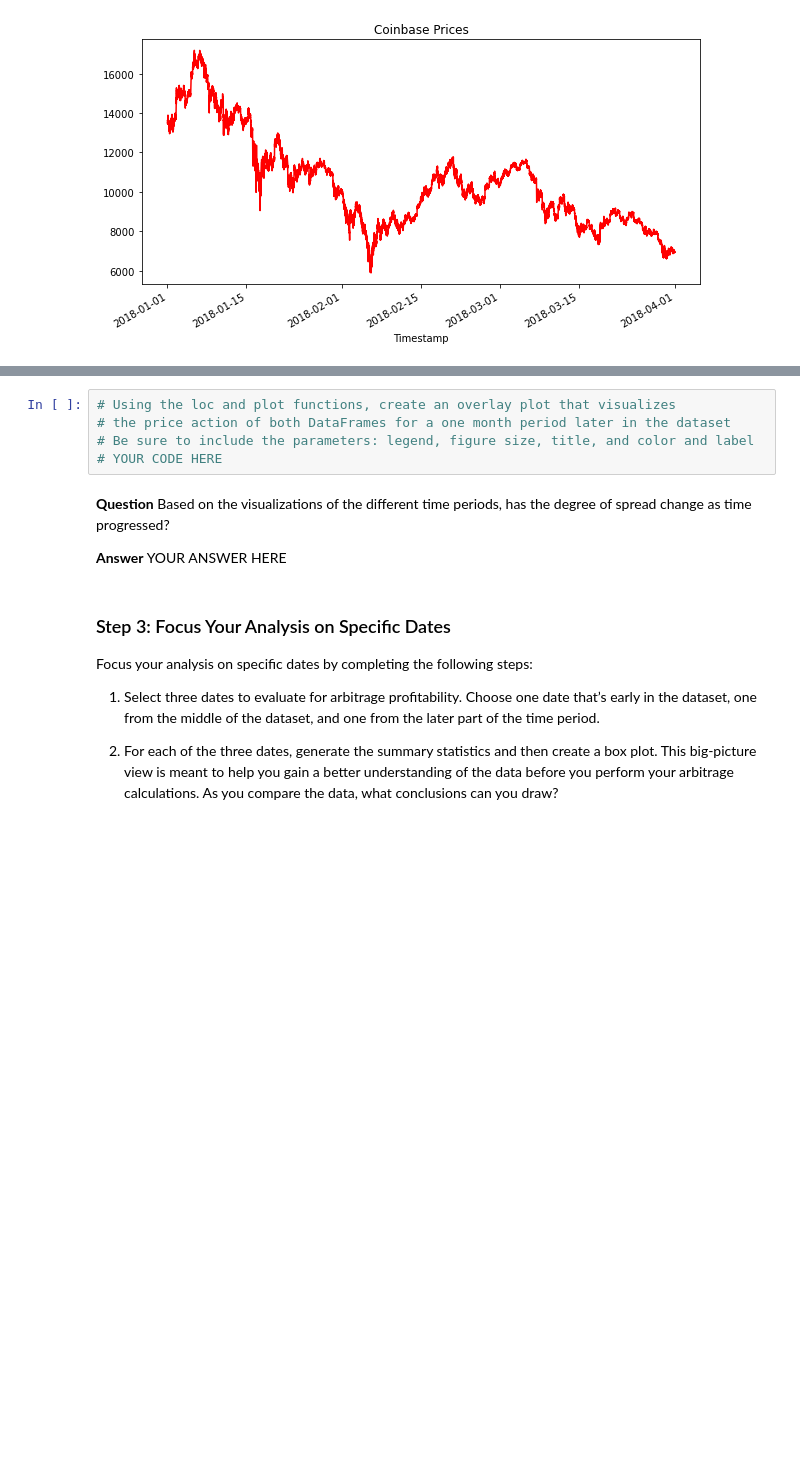
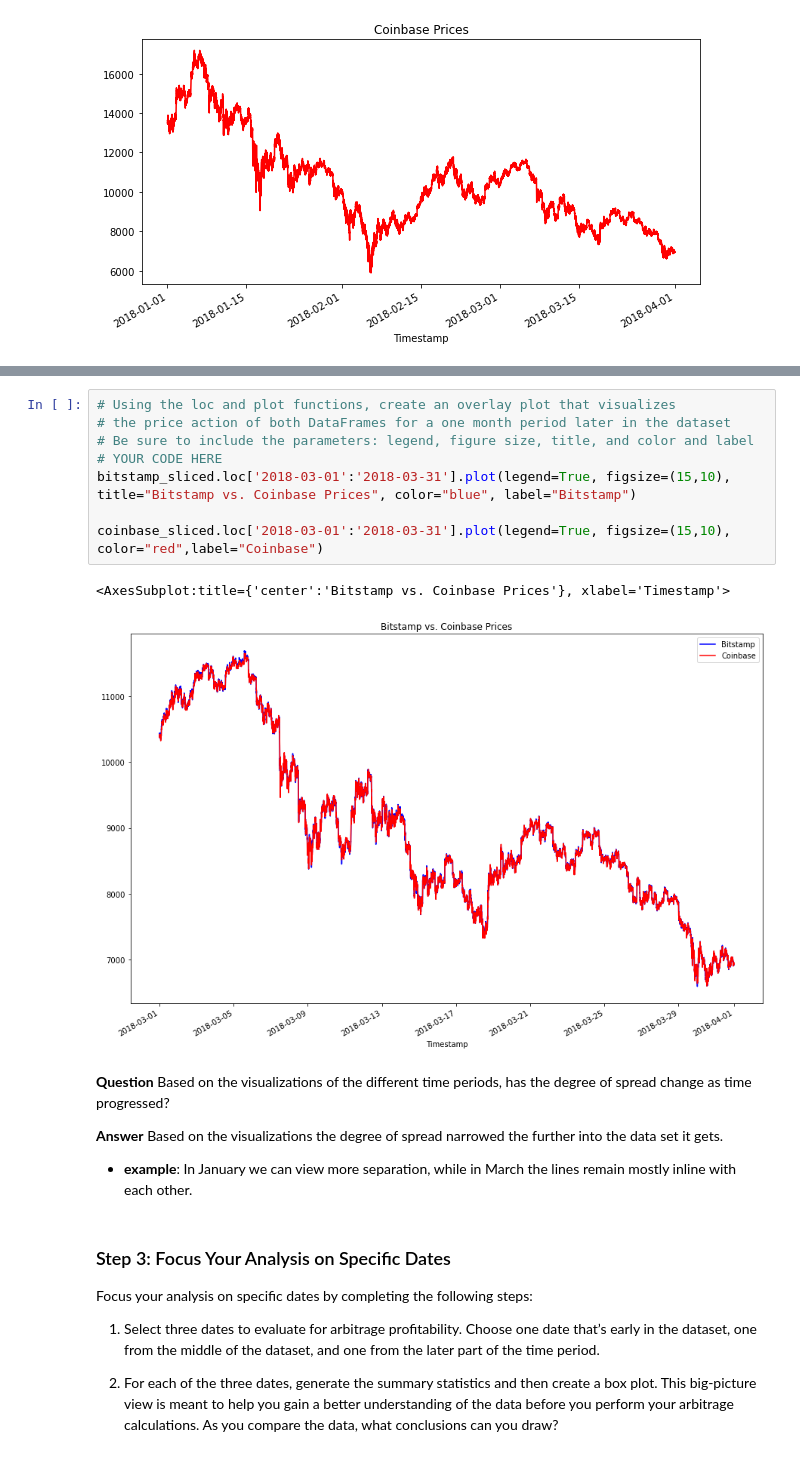
Before and after one commit to severo-fernandez/challenge_3, a Jupyter notebook: notebook/crypto_arbitrage.ipynb, the cells around one changed output, grey strips where cells are left out. Drawn from its saved outputs; the diff is of its cells as text; blank space fills up the shorter version.

```diff
--- a/notebook/crypto_arbitrage.ipynb
+++ b/notebook/crypto_arbitrage.ipynb
@@ -344,12 +387,20 @@ KeyError: 'Close'
 # %%
 # Using the loc and plot functions, create an overlay plot that visualizes
 # the price action of both DataFrames for a one month period later in the dataset
 # Be sure to include the parameters: legend, figure size, title, and color and label
 # YOUR CODE HERE
+bitstamp_sliced.loc['2018-03-01':'2018-03-31'].plot(legend=True, figsize=(15,10), title="Bitstamp vs. Coinbase Prices", color="blue", label="Bitstamp")
+
+coinbase_sliced.loc['2018-03-01':'2018-03-31'].plot(legend=True, figsize=(15,10), color="red",label="Coinbase")
+# %% [output]
+<AxesSubplot:title={'center':'Bitstamp vs. Coinbase Prices'}, xlabel='Timestamp'>
+[figure, added]
 # %% [markdown]
 **Question** Based on the visualizations of the different time periods, has the degree of spread change as time progressed?
 
-**Answer** YOUR ANSWER HERE
+**Answer** Based on the visualizations the degree of spread narrowed the further into the data set it gets.
+
+- **example**: In January we can view more separation, while in March the lines remain mostly inline with each other.
 # %% [markdown]
 ### Step 3: Focus Your Analysis on Specific Dates
 
```
Also changed, not shown: parts of 40 cells of this notebook.
